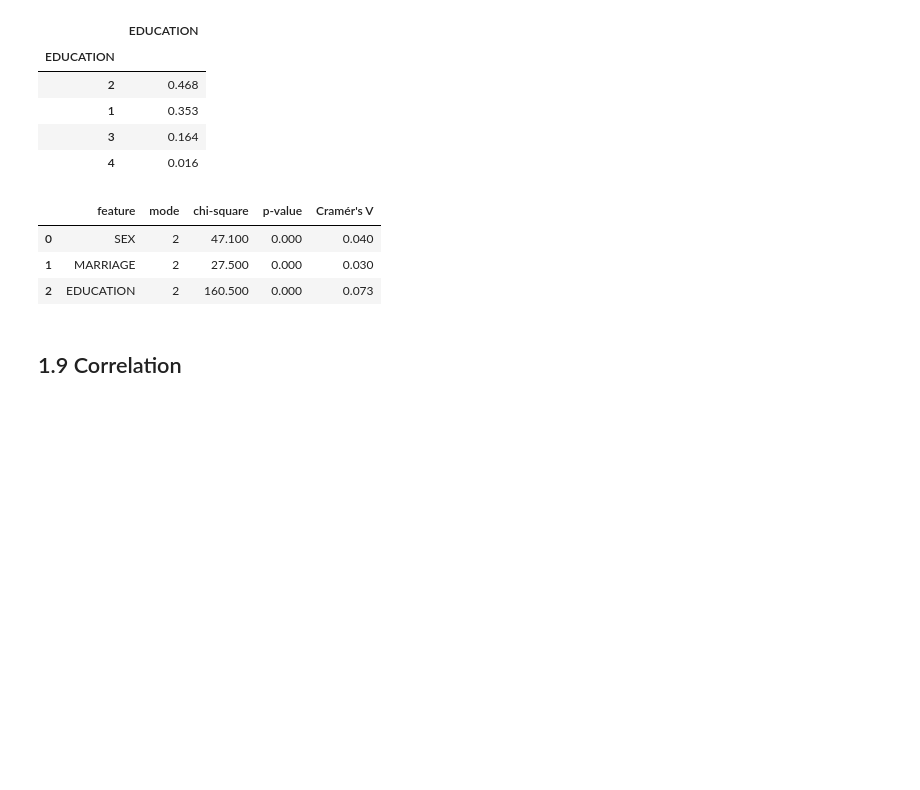
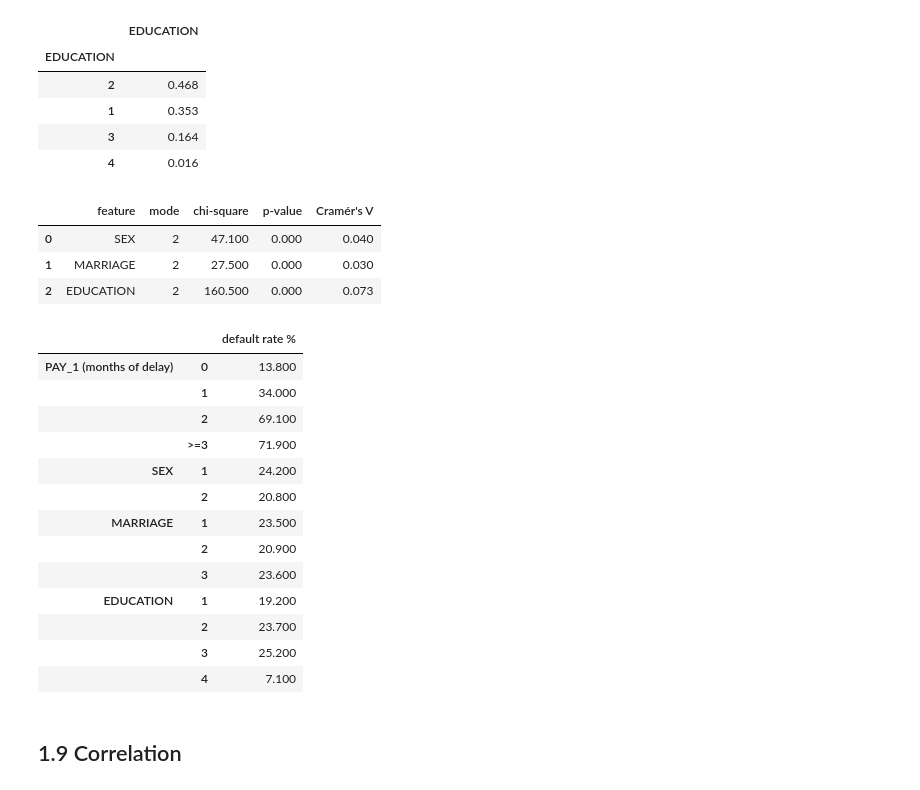
Before and after one commit to Xx-Pumpkin-xX/ml2-labwork, a Jupyter notebook: lab1/notebooks/01_credit_card.ipynb, the cells around one changed output. Cells and saved outputs as stored; diff of their text form; code cells hidden in the pictures; blank space fills up the shorter version.

Commit message:
lab1: add analyses quoted in the report (unscaled PCA, separability, rates by category)

```diff
--- a/lab1/notebooks/01_credit_card.ipynb
+++ b/lab1/notebooks/01_credit_card.ipynb
@@ -258,6 +270,28 @@ chi2_table(df, NOMINAL, "default")
 | 0 | SEX | 2 | 47.100 | 0.000 | 0.040 |
 | 1 | MARRIAGE | 2 | 27.500 | 0.000 | 0.030 |
 | 2 | EDUCATION | 2 | 160.500 | 0.000 | 0.073 |
+# %%
+# default rate per category
+pay_group = pd.cut(df["PAY_1"], [-1, 0, 1, 2, 99], labels=["0", "1", "2", ">=3"])
+rates = {"PAY_1 (months of delay)": df.groupby(pay_group, observed=True)["default"].mean()}
+for c in NOMINAL:
+    rates[c] = df.groupby(c)["default"].mean()
+pd.concat(rates).mul(100).round(1).to_frame("default rate %")
+# %% [output]
+|  |  | default rate % |
+| PAY_1 (months of delay) | 0 | 13.800 |
+|  | 1 | 34.000 |
+|  | 2 | 69.100 |
+|  | >=3 | 71.900 |
+| SEX | 1 | 24.200 |
+|  | 2 | 20.800 |
+| MARRIAGE | 1 | 23.500 |
+|  | 2 | 20.900 |
+|  | 3 | 23.600 |
+| EDUCATION | 1 | 19.200 |
+|  | 2 | 23.700 |
+|  | 3 | 25.200 |
+|  | 4 | 7.100 |
 # %% [markdown]
 ## 1.9 Correlation
 # %%
```
Also changed, not shown: parts of 13 cells of this notebook, 5 other files.
